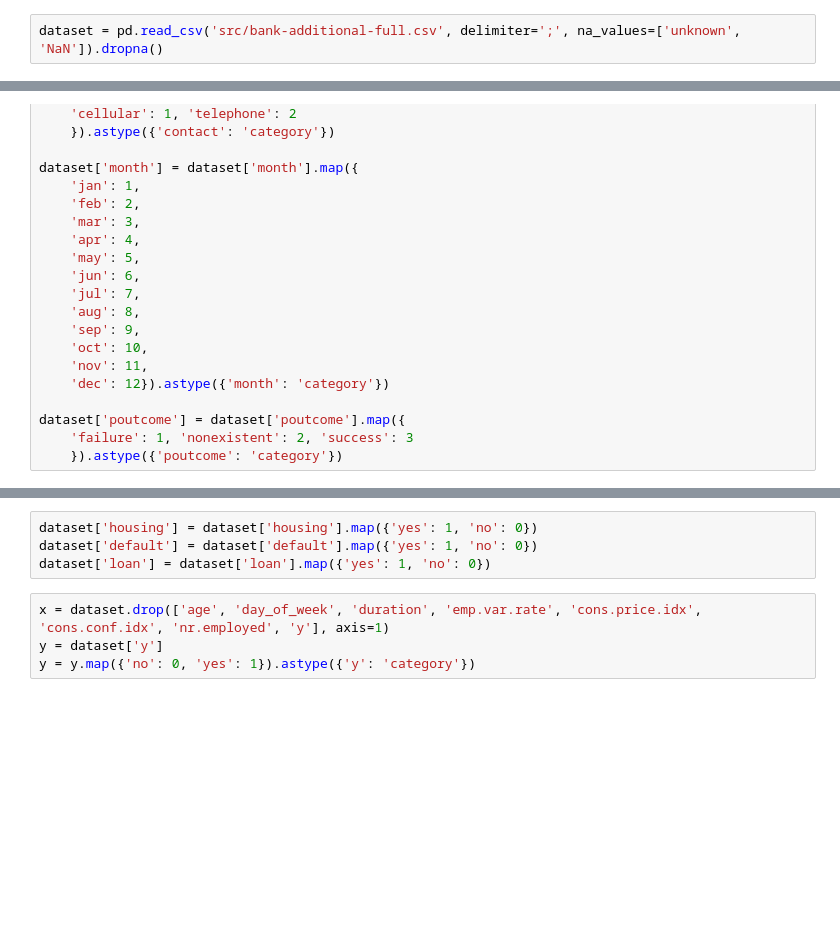
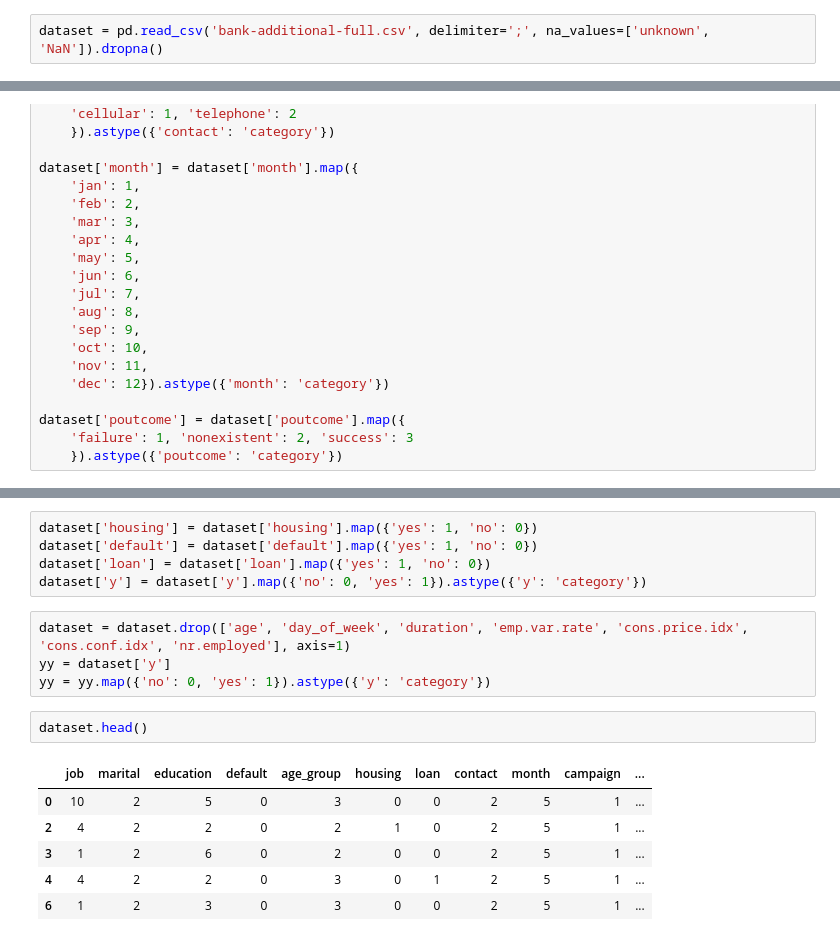
Before and after one commit to Cheeseburgerfly/AIAssignment, a Jupyter notebook: logreg.ipynb, the cells around one changed output, grey strips where cells are left out. Cells and saved outputs as stored; diff of their text form; blank space fills up the shorter version.

```diff
--- a/logreg.ipynb
+++ b/logreg.ipynb
@@ -15,7 +15,7 @@ from sklearn.metrics import precision_score, recall_score, f1_score, accuracy_sc
 # %%
 from sklearn.linear_model import LogisticRegression
 # %%
-dataset = pd.read_csv('src/bank-additional-full.csv', delimiter=';', na_values=['unknown', 'NaN']).dropna()
+dataset = pd.read_csv('bank-additional-full.csv', delimiter=';', na_values=['unknown', 'NaN']).dropna()
 # %%
 # changed to g1, g2, g3 instead of teen, adult, elder
 # to increase the number of younster for more accurate
@@ -83,7 +99,17 @@ dataset['poutcome'] = dataset['poutcome'].map({
 dataset['housing'] = dataset['housing'].map({'yes': 1, 'no': 0})
 dataset['default'] = dataset['default'].map({'yes': 1, 'no': 0})
 dataset['loan'] = dataset['loan'].map({'yes': 1, 'no': 0})
+dataset['y'] = dataset['y'].map({'no': 0, 'yes': 1}).astype({'y': 'category'})
 # %%
-x = dataset.drop(['age', 'day_of_week', 'duration', 'emp.var.rate', 'cons.price.idx', 'cons.conf.idx', 'nr.employed', 'y'], axis=1)
-y = dataset['y']
-y = y.map({'no': 0, 'yes': 1}).astype({'y': 'category'})
+dataset = dataset.drop(['age', 'day_of_week', 'duration', 'emp.var.rate', 'cons.price.idx', 'cons.conf.idx', 'nr.employed'], axis=1)
+yy = dataset['y']
+yy = yy.map({'no': 0, 'yes': 1}).astype({'y': 'category'})
+# %%
+dataset.head()
+# %% [output]
+|  | job | marital | education | default | age_group | housing | loan | contact | month | campaign | ... |
+| 0 | 10 | 2 | 5 | 0 | 3 | 0 | 0 | 2 | 5 | 1 | ... |
+| 2 | 4 | 2 | 2 | 0 | 2 | 1 | 0 | 2 | 5 | 1 | ... |
+| 3 | 1 | 2 | 6 | 0 | 2 | 0 | 0 | 2 | 5 | 1 | ... |
+| 4 | 4 | 2 | 2 | 0 | 3 | 0 | 1 | 2 | 5 | 1 | ... |
+| 6 | 1 | 2 | 3 | 0 | 3 | 0 | 0 | 2 | 5 | 1 | ... |
```
Also changed, not shown: parts of 12 cells of this notebook, 1 other file.
